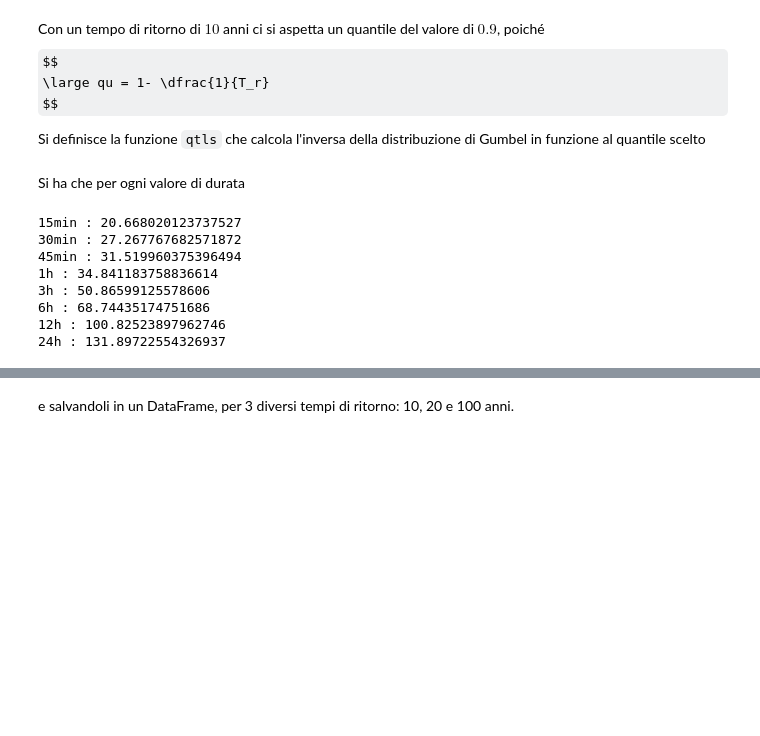
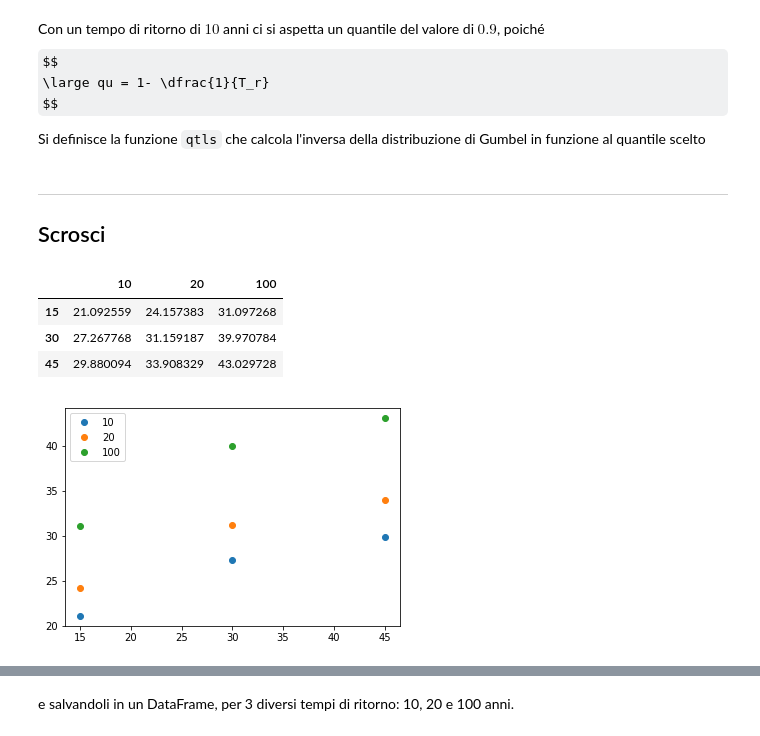
Before and after one commit to akaanzo/rainfall-analysis, a Jupyter notebook: esercitazione/lsppCenta.ipynb, the cells around one changed output, grey strips where cells are left out. Cells and saved outputs as stored; diff of their text form; code cells hidden in the pictures; some formulas as TeX source; blank space fills up the shorter version.

```diff
--- a/esercitazione/lsppCenta.ipynb
+++ b/esercitazione/lsppCenta.ipynb
@@ -89,16 +88,36 @@ def qtls(df, h, qu):
     rv = gumbel_r(loc = df[h]['a'], scale = df[h]['b'])
     return rv.ppf(qu)
-# %% [markdown]
-Si ha che per ogni valore di durata
-# %%
-for h in data.columns:
-    print(h, ':',qtls(best, h, .9))
-# %% [output]
-15min : 20.668020123737527
-30min : 27.267767682571872
-45min : 31.519960375396494
-1h : 34.841183758836614
-3h : 50.86599125578606
-6h : 68.74435174751686
-12h : 100.82523897962746
-24h : 131.89722554326937
+# %% [markdown]
+---
+## Scrosci
+# %%
+Tr=10
+q10=1-1/Tr
+q20=1-1/20
+q100=1-1/100
+
+def qtls(df,qu):
+    rv1h=gumbel_r(loc=df["a"],scale=df["b"])
+    return rv1h.ppf(qu)
+
+pts=DataFrame([[
+           qtls(best["15min"],q10),
+           qtls(best["30min"],q10),
+           qtls(best["45min"],q10)],
+          [qtls(best["15min"],q20),
+           qtls(best["30min"],q20),
+           qtls(best["45min"],q20)],
+          [qtls(best["15min"],q100),
+           qtls(best["30min"],q100),
+           qtls(best["45min"],q100)]],
+              index=[10, 20, 100],columns=[15, 30, 45]).T
+pts
+# %% [output]
+|  | 10 | 20 | 100 |
+| 15 | 21.092559 | 24.157383 | 31.097268 |
+| 30 | 27.267768 | 31.159187 | 39.970784 |
+| 45 | 29.880094 | 33.908329 | 43.029728 |
+# %%
+ag=pts.plot(style="o")
+# %% [output]
+[figure, added]
```
Also changed, not shown: parts of 39 cells of this notebook, 6 other files.
